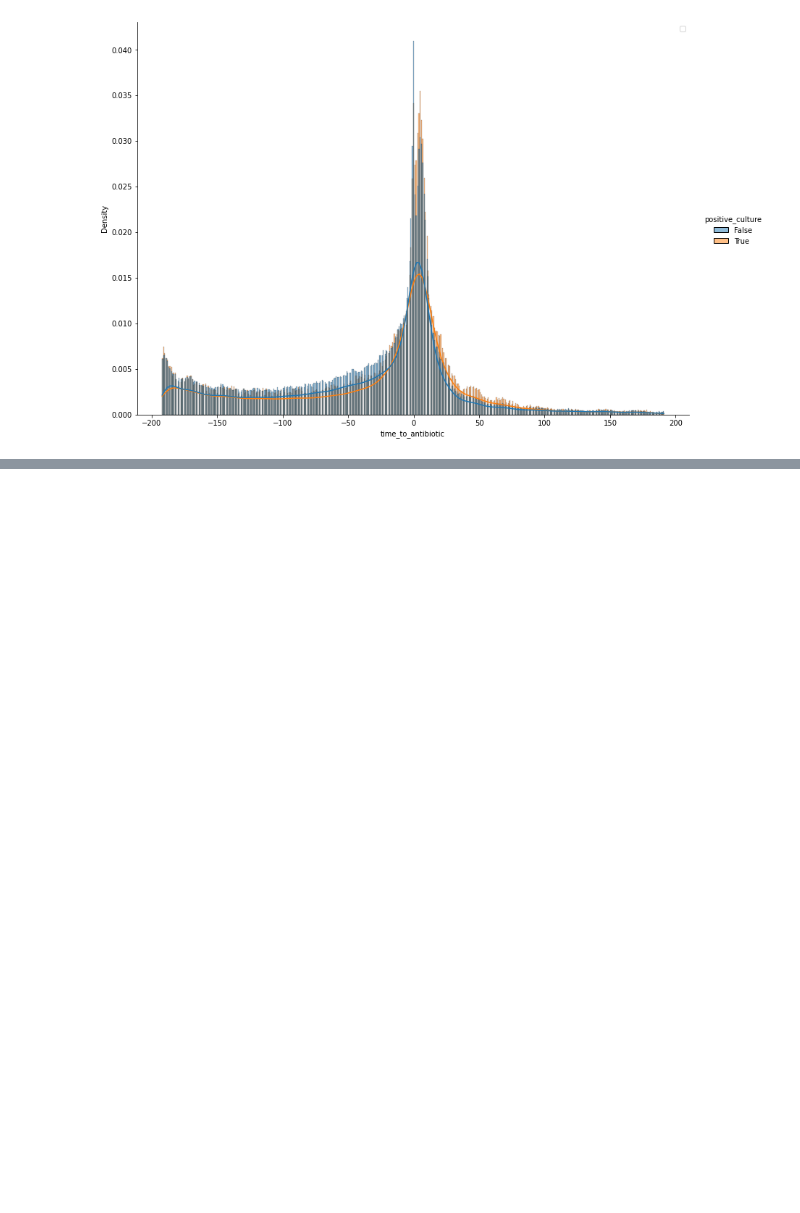
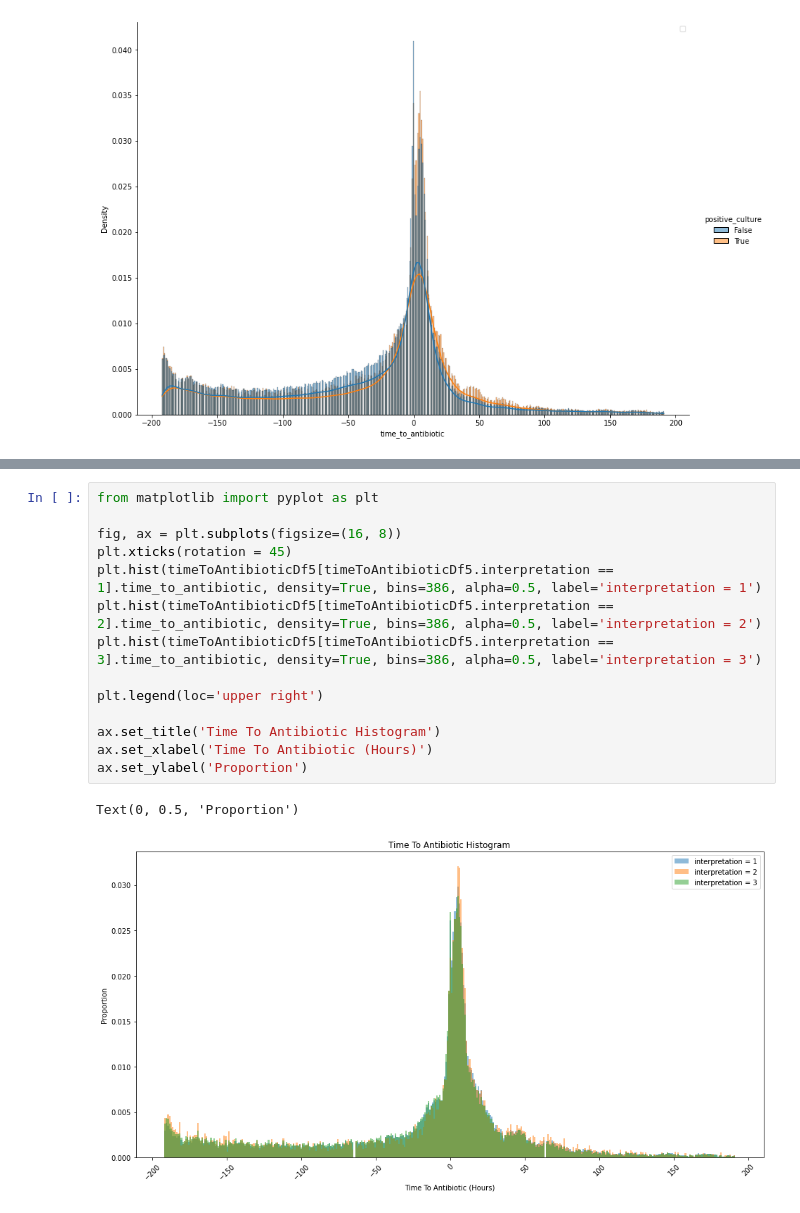
Before and after one commit to ryashpal/ML, a Jupyter notebook: mortality/explore_microbiology_cultures.ipynb, the cells around one changed output, grey strips where cells are left out. Cells and saved outputs as stored; diff of their text form; blank space fills up the shorter version.

```diff
--- a/mortality/explore_microbiology_cultures.ipynb
+++ b/mortality/explore_microbiology_cultures.ipynb
@@ -871,0 +939,17 @@ Text(0, 0.5, 'Proportion')
+# %%
+from matplotlib import pyplot as plt
+
+fig, ax = plt.subplots(figsize=(16, 8))
+plt.xticks(rotation = 45)
+plt.hist(timeToAntibioticDf5[timeToAntibioticDf5.interpretation == 1].time_to_antibiotic, density=True, bins=386, alpha=0.5, label='interpretation = 1')
+plt.hist(timeToAntibioticDf5[timeToAntibioticDf5.interpretation == 2].time_to_antibiotic, density=True, bins=386, alpha=0.5, label='interpretation = 2')
+plt.hist(timeToAntibioticDf5[timeToAntibioticDf5.interpretation == 3].time_to_antibiotic, density=True, bins=386, alpha=0.5, label='interpretation = 3')
+
+plt.legend(loc='upper right')
+
+ax.set_title('Time To Antibiotic Histogram')
+ax.set_xlabel('Time To Antibiotic (Hours)')
+ax.set_ylabel('Proportion')
+# %% [output]
+Text(0, 0.5, 'Proportion')
+[figure, added]
```
Also changed, not shown: parts of 16 cells of this notebook.
